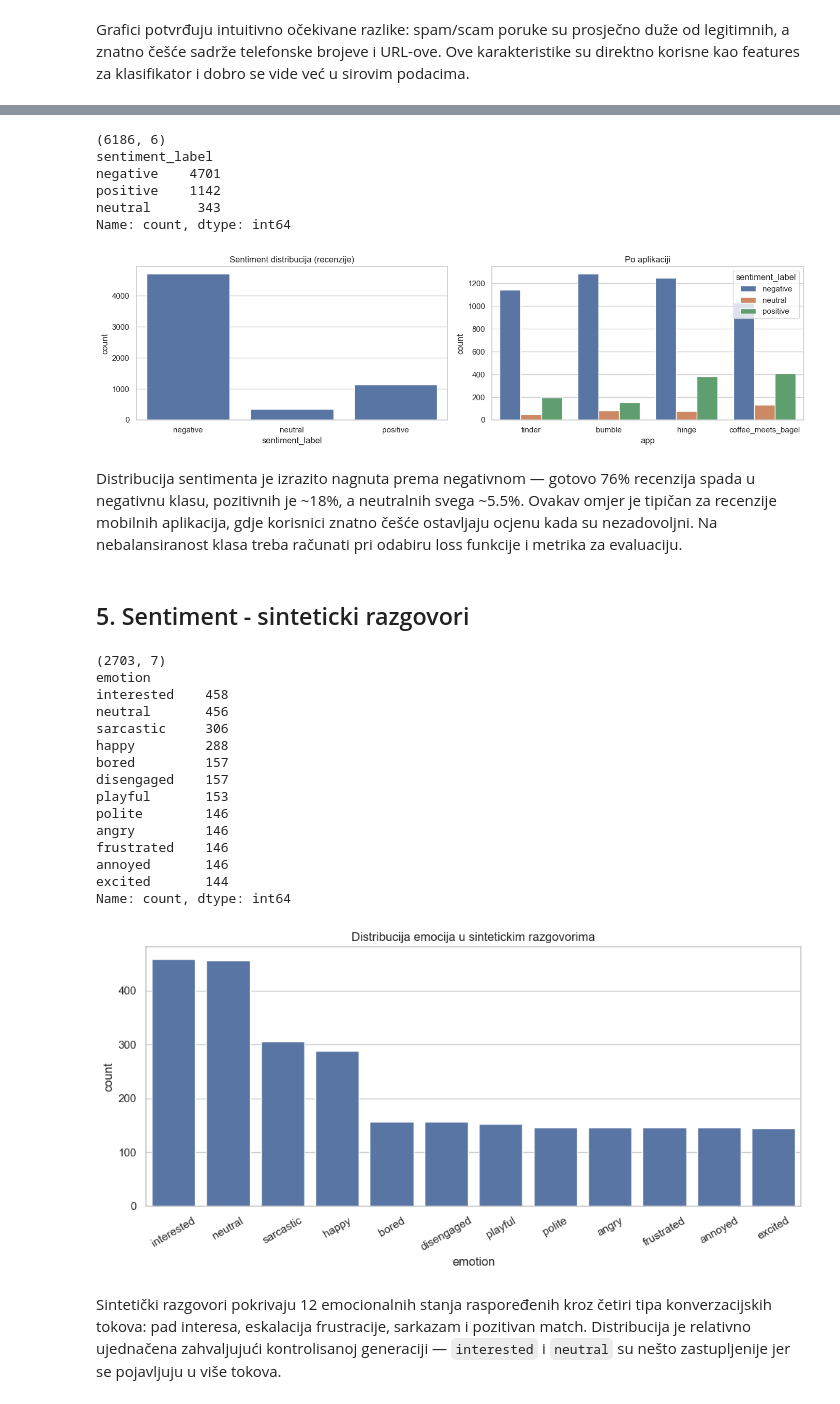
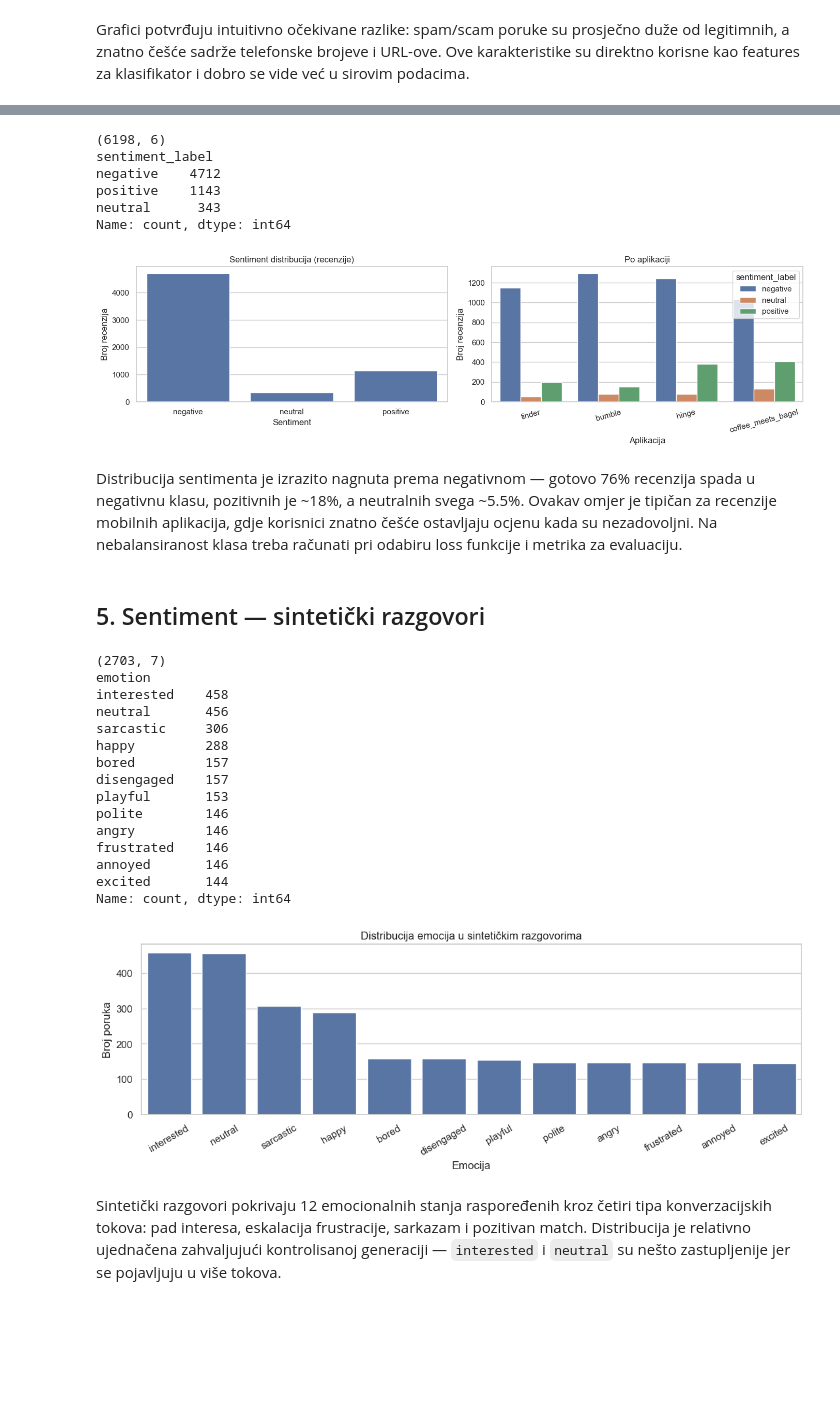
Before and after one commit to NBP-Tim-10/dating-nlp, a Jupyter notebook: notebooks/01_eda.ipynb, the cells around one changed output, grey strips where cells are left out. Cells and saved outputs as stored; diff of their text form; code cells hidden in the pictures; blank space fills up the shorter version.

```diff
--- a/notebooks/01_eda.ipynb
+++ b/notebooks/01_eda.ipynb
@@ -13,7 +13,9 @@ Podaci su prikupljeni i obrađeni kroz pipeline s tri faze:
 
 Sve izlazne datoteke nalaze se u `data/processed/`.
 # %%
+import json
 import sys
+from collections import Counter
 from pathlib import Path
 
 PROJECT_ROOT = Path.cwd().parent if Path.cwd().name == 'notebooks' else Path.cwd()
@@ -22,12 +24,15 @@ sys.path.insert(0, str(PROJECT_ROOT))
 import pandas as pd
 import matplotlib.pyplot as plt
 import seaborn as sns
-from collections import Counter
 
 sns.set_theme(style='whitegrid')
 plt.rcParams['figure.figsize'] = (10, 5)
 
 PROCESSED = PROJECT_ROOT / 'data' / 'processed'
+REPORTS = PROJECT_ROOT / 'reports'
+REPORTS.mkdir(exist_ok=True)
+
 print('Processed dir:', PROCESSED)
+print('Reports dir:', REPORTS)
 print('Fajlovi:', sorted(p.name for p in PROCESSED.glob('*.csv')))
 # %% [output]
@@ -64,8 +75,12 @@ Distribucija dužine bio tekstova je desno asimetrična — većina profila ima
 # %%
 all_tokens = ' '.join(bios['tokens_str'].dropna().sample(min(5000, len(bios)), random_state=42)).split()
 top = Counter(all_tokens).most_common(25)
-pd.DataFrame(top, columns=['token', 'freq']).set_index('token').plot.barh(figsize=(8, 7))
-plt.title('Top 25 tokena u bio sekcijama')
-plt.gca().invert_yaxis()
+fig, ax = plt.subplots(figsize=(8, 7))
+pd.DataFrame(top, columns=['token', 'freq']).set_index('token').plot.barh(ax=ax)
+ax.set_title('Top 25 tokena u bio sekcijama')
+ax.invert_yaxis()
+ax.set_xlabel('Frekvencija')
+plt.tight_layout()
+plt.savefig(REPORTS / 'eda_bios_top_tokens.png', dpi=150, bbox_inches='tight')
 plt.show()
 # %% [output]
@@ -128,12 +148,16 @@ Dataset je sastavljen iz dva izvora s namjerno različitim karakteristikama. SMS
 # %%
 fig, axes = plt.subplots(1, 3, figsize=(15, 4))
 sns.boxplot(data=scam, x='label', y='len_chars', ax=axes[0])
-axes[0].set_title('Duzina (znakovi) po klasi')
+axes[0].set_title('Dužina (znakovi) po klasi')
 axes[0].set_ylim(0, 500)
+axes[0].set_xlabel('Klasa (0=legit, 1=scam)')
 sns.barplot(data=scam, x='label', y='has_url', ax=axes[1], errorbar=None)
 axes[1].set_title('Udio sa URL-om')
+axes[1].set_xlabel('Klasa')
 sns.barplot(data=scam, x='label', y='has_phone', ax=axes[2], errorbar=None)
 axes[2].set_title('Udio sa tel. brojem')
+axes[2].set_xlabel('Klasa')
 plt.tight_layout()
+plt.savefig(REPORTS / 'eda_scam_features.png', dpi=150, bbox_inches='tight')
 plt.show()
 # %% [output]
@@ -151,54 +175,64 @@ if rev_path.exists():
     fig, axes = plt.subplots(1, 2, figsize=(14, 4))
     sns.countplot(data=rev, x='sentiment_label', order=['negative', 'neutral', 'positive'], ax=axes[0])
     axes[0].set_title('Sentiment distribucija (recenzije)')
+    axes[0].set_xlabel('Sentiment')
+    axes[0].set_ylabel('Broj recenzija')
     if 'app' in rev.columns:
         sns.countplot(data=rev, x='app', hue='sentiment_label', ax=axes[1])
         axes[1].set_title('Po aplikaciji')
+        axes[1].set_xlabel('Aplikacija')
+        axes[1].set_ylabel('Broj recenzija')
+        axes[1].tick_params(axis='x', rotation=15)
     plt.tight_layout()
+    plt.savefig(REPORTS / 'eda_sentiment_reviews.png', dpi=150, bbox_inches='tight')
     plt.show()
 else:
     print('Recenzije jos nisu skinute - pokreni scrape_tinder_reviews.')
 # %% [output]
-(6186, 6)
+(6198, 6)
 sentiment_label
-negative    4701
-positive    1142
+negative    4712
+positive    1143
 neutral      343
 Name: count, dtype: int64
-[figure, old version]
+[figure, new version]
 # %% [markdown]
 Distribucija sentimenta je izrazito nagnuta prema negativnom — gotovo 76% recenzija spada u negativnu klasu, pozitivnih je ~18%, a neutralnih svega ~5.5%. Ovakav omjer je tipičan za recenzije mobilnih aplikacija, gdje korisnici znatno češće ostavljaju ocjenu kada su nezadovoljni. Na nebalansiranost klasa treba računati pri odabiru loss funkcije i metrika za evaluaciju.
 # %% [markdown]
-## 5. Sentiment - sinteticki razgovori
+## 5. Sentiment — sintetički razgovori
 # %%
 conv_path = PROCESSED / 'sentiment_conversations_clean.csv'
 if conv_path.exists():
     conv = pd.read_csv(conv_path)
     print(conv.shape)
     print(conv['emotion'].value_counts())
-    sns.countplot(data=conv, x='emotion', order=conv['emotion'].value_counts().index)
-    plt.xticks(rotation=30)
-    plt.title('Distribucija emocija u sintetickim razgovorima')
+    fig, ax = plt.subplots(figsize=(11, 4))
+    sns.countplot(data=conv, x='emotion', order=conv['emotion'].value_counts().index, ax=ax)
+    ax.set_title('Distribucija emocija u sintetičkim razgovorima')
+    ax.set_xlabel('Emocija')
+    ax.set_ylabel('Broj poruka')
+    ax.tick_params(axis='x', rotation=30)
     plt.tight_layout()
+    plt.savefig(REPORTS / 'eda_emotion_distribution.png', dpi=150, bbox_inches='tight')
     plt.show()
 else:
     print('Razgovori jos nisu generisani - pokreni generate_synthetic.')
 # %% [output]
 (2703, 7)
 emotion
 interested    458
 neutral       456
 sarcastic     306
 happy         288
 bored         157
 disengaged    157
 playful       153
 polite        146
 angry         146
 frustrated    146
 annoyed       146
 excited       144
 Name: count, dtype: int64
-[figure, old version]
+[figure, new version]
 # %% [markdown]
 Sintetički razgovori pokrivaju 12 emocionalnih stanja raspoređenih kroz četiri tipa konverzacijskih tokova: pad interesa, eskalacija frustracije, sarkazam i pozitivan match. Distribucija je relativno ujednačena zahvaljujući kontrolisanoj generaciji — `interested` i `neutral` su nešto zastupljenije jer se pojavljuju u više tokova.
```
Also changed, not shown: parts of 16 cells of this notebook, 17 other files.
